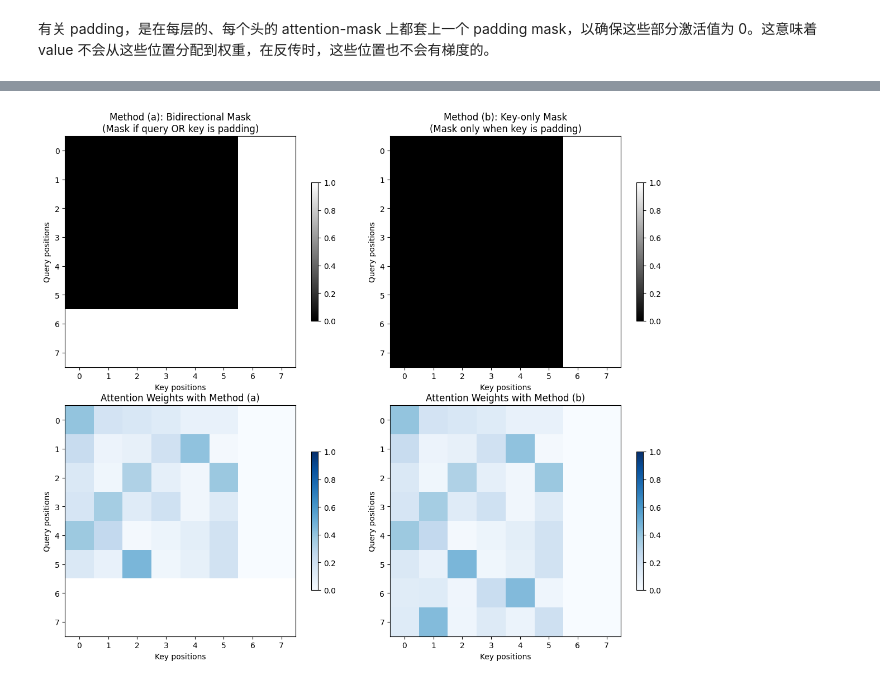
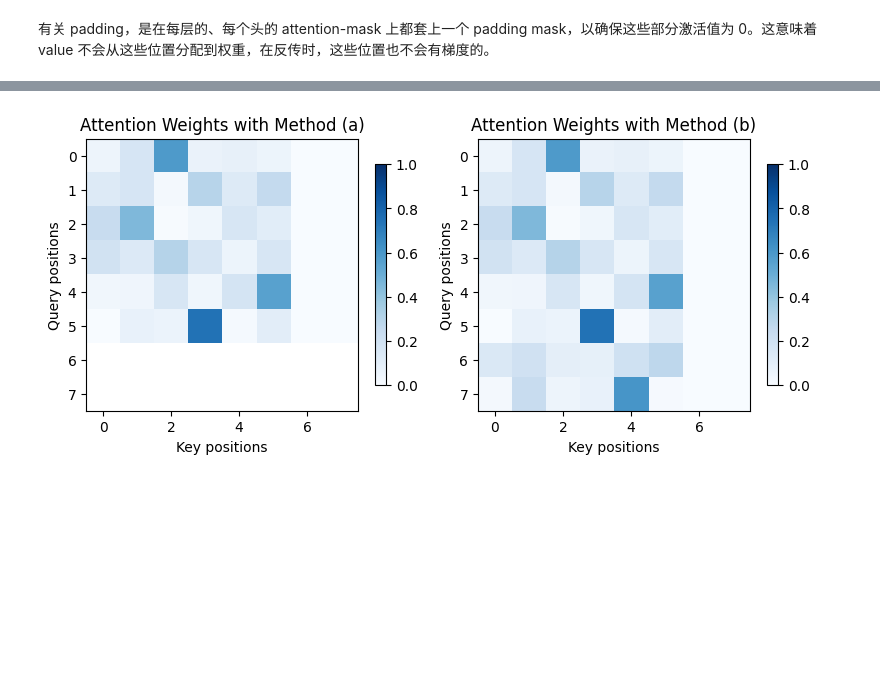
Before and after one commit to KLGR123/KLGR123.github.io, a Jupyter notebook: assets/jupyter/modern-arch/transformer.ipynb, the cells around one changed output, grey strips where cells are left out. Drawn from its saved outputs; the diff is of its cells as text; code cells hidden in the pictures; blank space fills up the shorter version.

```diff
--- a/assets/jupyter/modern-arch/transformer.ipynb
+++ b/assets/jupyter/modern-arch/transformer.ipynb
@@ -67,0 +119,4 @@ q.shape, k.shape, v.shape
+# %%
+masked_scores = attention_scores.masked_fill(bidirectional_mask, float('-inf'))
+attention_weights_a = torch.softmax(masked_scores, dim=-1)
+attention_weights_a
@@ -67,0 +141,4 @@ q.shape, k.shape, v.shape
+# %%
+masked_scores = attention_scores.masked_fill(key_only_mask, float('-inf'))
+attention_weights_b = torch.softmax(masked_scores, dim=-1)
+attention_weights_b
@@ -68,77 +163,19 @@ q.shape, k.shape, v.shape
 # %%
-import torch
-import matplotlib.pyplot as plt
-import numpy as np
+fig, axes = plt.subplots(1, 2, figsize=(8, 4))
 
-# First, let's create some demo data with padding
-batch_size, seq_len, d_model = 2, 8, 512
-# Create sequences with different lengths (simulating padding)
-# Sequence 1: actual length 6, padded to 8
-# Sequence 2: actual length 4, padded to 8
-actual_lengths = [6, 4]
+im3 = axes[0].imshow(attention_weights_a[0].detach().numpy(), cmap='Blues', vmin=0, vmax=1)
+axes[0].set_title('Attention Weights with Method (a)')
+axes[0].set_xlabel('Key positions')
+axes[0].set_ylabel('Query positions')
 
-# Create attention scores (before softmax)
-attention_scores = torch.randn(batch_size, seq_len, seq_len)
+im4 = axes[1].imshow(attention_weights_b[0].detach().numpy(), cmap='Blues', vmin=0, vmax=1)
+axes[1].set_title('Attention Weights with Method (b)')
+axes[1].set_xlabel('Key positions')
+axes[1].set_ylabel('Query positions')
 
-# Method (a): Bidirectional padding mask - mask if either query OR key is padding
-def create_bidirectional_padding_mask(actual_lengths, seq_len, batch_size):
-    mask = torch.ones(batch_size, seq_len, seq_len, dtype=torch.bool)
-    for b, length in enumerate(actual_lengths):
-        # Keep only the valid positions (both query and key are valid)
-        mask[b, :length, :length] = False
-    return mask
 
-# Method (b): Key-only padding mask - mask only when key is padding
-def create_key_padding_mask(actual_lengths, seq_len, batch_size):
-    mask = torch.ones(batch_size, seq_len, seq_len, dtype=torch.bool)
-    for b, length in enumerate(actual_lengths):
-        # For each query position, mask only the padded key positions
-        mask[b, :, :length] = False
-    return mask
-
-# Create both types of masks
-bidirectional_mask = create_bidirectional_padding_mask(actual_lengths, seq_len, batch_size)
-key_only_mask = create_key_padding_mask(actual_lengths, seq_len, batch_size)
-
-# Visualize the masks
-fig, axes = plt.subplots(2, 2, figsize=(12, 10))
-
-# Visualize masks for batch 0 (sequence length 6)
-im1 = axes[0, 0].imshow(bidirectional_mask[0].numpy(), cmap='gray', vmin=0, vmax=1)
-axes[0, 0].set_title('Method (a): Bidirectional Mask\n(Mask if query OR key is padding)')
-axes[0, 0].set_xlabel('Key positions')
-axes[0, 0].set_ylabel('Query positions')
-
-im2 = axes[0, 1].imshow(key_only_mask[0].numpy(), cmap='gray', vmin=0, vmax=1)
-axes[0, 1].set_title('Method (b): Key-only Mask\n(Mask only when key is padding)')
-axes[0, 1].set_xlabel('Key positions')
-axes[0, 1].set_ylabel('Query positions')
-
-# Apply masks and compute attention weights
-def apply_mask_and_softmax(scores, mask):
-    masked_scores = scores.masked_fill(mask, float('-inf'))
-    attention_weights = torch.softmax(masked_scores, dim=-1)
-    return attention_weights
-
-attention_weights_a = apply_mask_and_softmax(attention_scores, bidirectional_mask)
-attention_weights_b = apply_mask_and_softmax(attention_scores, key_only_mask)
-
-# Visualize attention weights
-im3 = axes[1, 0].imshow(attention_weights_a[0].detach().numpy(), cmap='Blues', vmin=0, vmax=1)
-axes[1, 0].set_title('Attention Weights with Method (a)')
-axes[1, 0].set_xlabel('Key positions')
-axes[1, 0].set_ylabel('Query positions')
-
-im4 = axes[1, 1].imshow(attention_weights_b[0].detach().numpy(), cmap='Blues', vmin=0, vmax=1)
-axes[1, 1].set_title('Attention Weights with Method (b)')
-axes[1, 1].set_xlabel('Key positions')
-axes[1, 1].set_ylabel('Query positions')
-
-# Add colorbars
-plt.colorbar(im1, ax=axes[0, 0], shrink=0.6)
-plt.colorbar(im2, ax=axes[0, 1], shrink=0.6)
-plt.colorbar(im3, ax=axes[1, 0], shrink=0.6)
-plt.colorbar(im4, ax=axes[1, 1], shrink=0.6)
+plt.colorbar(im3, ax=axes[0], shrink=0.6)
+plt.colorbar(im4, ax=axes[1], shrink=0.6)
 
 plt.tight_layout()
 plt.show()
@@ -156,34 +193,34 @@ print(f"Method (b): {attention_weights_b[0, 6]}")
 # Demonstrate the loss calculation with ignore_index
 print("\n" + "="*50)
 print("Loss calculation demonstration:")
 
 # Create dummy logits and targets
 vocab_size = 1000
 ignore_token_id = 999  # Special token for padding
 
 # Simulate logits for a sequence
 logits = torch.randn(batch_size, seq_len, vocab_size)
 targets = torch.randint(0, vocab_size-1, (batch_size, seq_len))
 
 # Set padding positions to ignore_token_id
 for b, length in enumerate(actual_lengths):
     targets[b, length:] = ignore_token_id
 
 print(f"Target tokens (batch 0): {targets[0]}")
 print(f"Padding positions marked with token {ignore_token_id}")
 
 # Calculate loss with and without ignore_index
 loss_with_ignore = torch.nn.functional.cross_entropy(
     logits.view(-1, vocab_size), targets.view(-1), ignore_index=ignore_token_id
 )
 loss_without_ignore = torch.nn.functional.cross_entropy(
     logits.view(-1, vocab_size), targets.view(-1)
 )
 
 print(f"Loss with ignore_index: {loss_with_ignore:.4f}")
 print(f"Loss without ignore_index: {loss_without_ignore:.4f}")
 # %% [output]
-[figure, old version]
+[figure, new version]
 Analysis of potential NaN issues:
 Method (a) - NaN in attention weights: True
 Method (b) - NaN in attention weights: False
```
Also changed, not shown: parts of 13 cells of this notebook, 4 other files.
